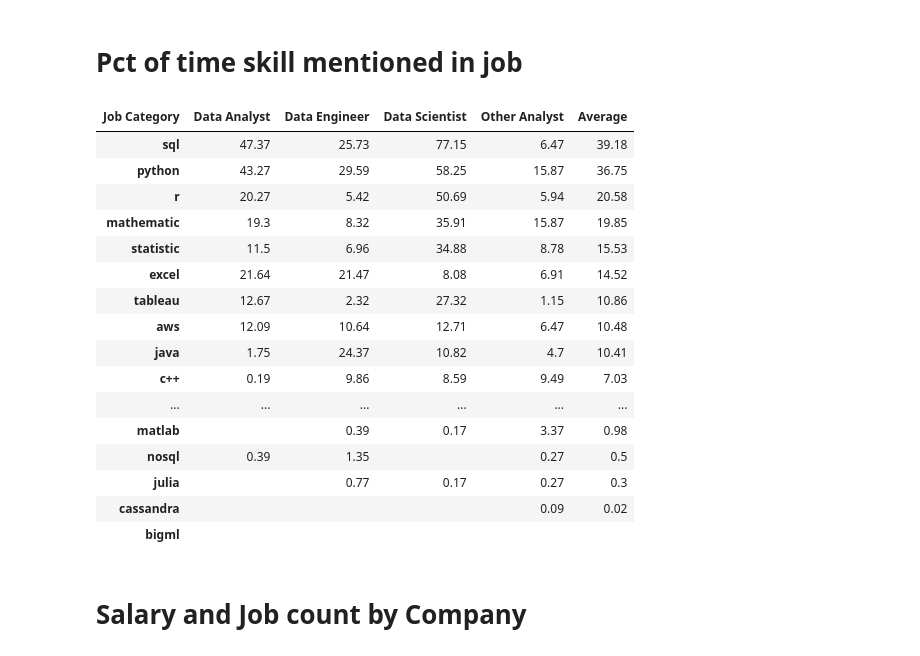
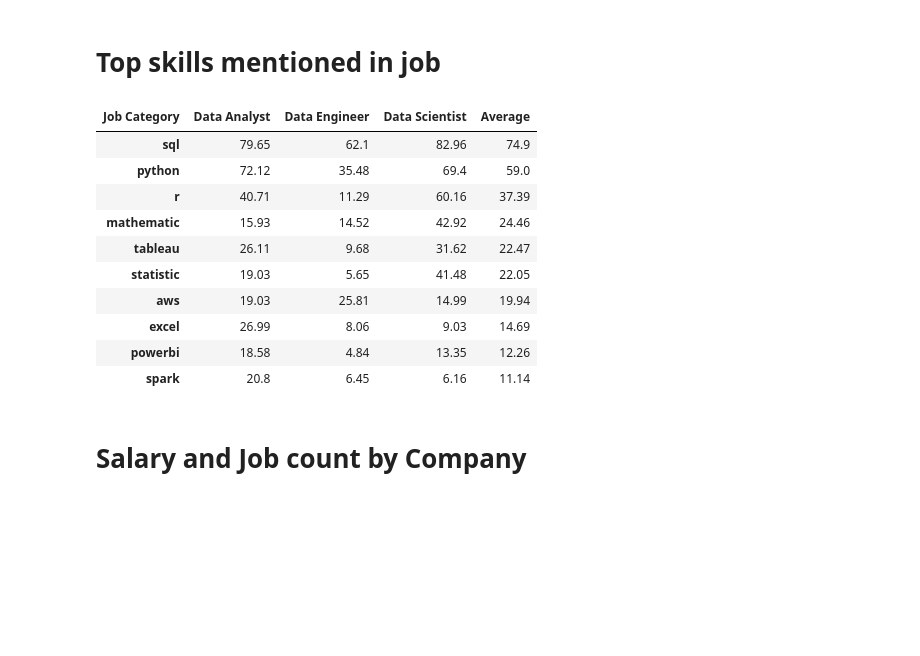
Before and after one commit to briankleo/kaggle-au-data-jobs-2024, a Jupyter notebook: 2024-data-jobs-eda.ipynb, the cells around one changed output. Drawn from its saved outputs; the diff is of its cells as text; code cells hidden in the pictures; blank space fills up the shorter version.

```diff
--- a/2024-data-jobs-eda.ipynb
+++ b/2024-data-jobs-eda.ipynb
@@ -37,29 +69,25 @@ categories = {
     "Data Scientist": ["data scientist"]
 }
 
-def classify_job_title_with_score(title):
-    best_match = None
-    highest_score = 0
+def classify_job_title(title):
+    title_lower = title.lower()
+    for category, terms in categories.items():
+        for term in terms:
+            if term in title_lower:
+                return category
+    return "Other Analyst"
 
-    for category, titles in categories.items():
-        match, score = process.extractOne(title, titles)
-        if score > highest_score:
-            highest_score = score
-            best_match = category
+# Apply function to classify job titles
+df['Job Category'] = df['Job Title'].apply(classify_job_title)
 
-    return best_match if highest_score >= 70 else "Other Analyst", highest_score
+# only keep job titles if they are 1 of the 3 labels
+df = df[df['Job Category'].isin(['Data Scientist','Data Analyst','Data Engineer'])]
 
-
-#df['Job Category'] = df['Job Title'].apply(classify_job_title)
-
-# Apply function and extract scores
-df[['Job Category', 'Match Score']] = df['Job Title'].apply(lambda x: pd.Series(classify_job_title_with_score(x)))
-
-# Plotting the histogram of match scores
-plt.figure(figsize=(10, 6))
-plt.hist(df['Match Score'], bins=range(0, 101, 10), edgecolor='black')
-plt.title('Histogram of Fuzzy Match Scores for Job Titles')
-plt.xlabel('Match Score')
+# Plotting the count of each job category
+plt.figure(figsize=(5, 3))
+df['Job Category'].value_counts().plot(kind='bar', edgecolor='black')
+plt.title('Count of Job Categories')
+plt.xlabel('Job Category')
 plt.ylabel('Frequency')
 plt.grid(True)
 plt.show()
@@ -85,5 +112,5 @@ average_salary_count
 # %% [markdown]
-# Pct of time skill mentioned in job
+# Top skills mentioned in job
 # %%
 # Extract skill columns
 skill_columns = [col for col in df.columns if col.endswith('_yn')]
@@ -101,51 +128,48 @@ skill_percentages = skill_percentages.round(2)
 # Calculate the average percentage of times each skill is mentioned across all roles
 average_skill_percentage = skill_percentages.iloc[:, 1:].mean(axis=1).round(2)
 skill_percentages['Average'] = average_skill_percentage
 
 # Transpose the data to have job titles as columns and skills as rows
 skill_percentages_pivot = skill_percentages.set_index('Job Category').transpose()
 
 # Add the average column to the transposed data
 skill_percentages_pivot['Average'] = skill_percentages_pivot.mean(axis=1).round(2)
 
 # Sort the output in descending order by the new "Average" column
 sorted_skill_percentages_pivot = skill_percentages_pivot.sort_values(by='Average', ascending=False)
 
 # Drop the "Average" column
 sorted_skill_percentages_pivot = sorted_skill_percentages_pivot.drop(index='Average')
 
+# Limit to the top 10 rows
+top_10_skills = sorted_skill_percentages_pivot.head(10)
+
 # Function to highlight top 3 values per column
 def highlight_top3(s):
     s_numeric = pd.to_numeric(s, errors='coerce')
     is_top3 = s_numeric >= s_numeric.nlargest(3).min()
     return ['background-color: yellow' if v else '' for v in is_top3]
 
 # Apply the highlight function to each job category column
-styled_pivot = sorted_skill_percentages_pivot.style.apply(highlight_top3, subset=sorted_skill_percentages_pivot.columns)
+styled_pivot = top_10_skills.style.apply(highlight_top3, subset=top_10_skills.columns)
 
 # Replace 0 values with empty strings for display after highlighting
 styled_pivot = styled_pivot.format(lambda x: '' if x == 0 else x)
 
 # Display the result
 styled_pivot
 # %% [output]
-| Job Category | Data Analyst | Data Engineer | Data Scientist | Other Analyst | Average |
-| sql | 47.37 | 25.73 | 77.15 | 6.47 | 39.18 |
-| python | 43.27 | 29.59 | 58.25 | 15.87 | 36.75 |
-| r | 20.27 | 5.42 | 50.69 | 5.94 | 20.58 |
-| mathematic | 19.3 | 8.32 | 35.91 | 15.87 | 19.85 |
-| statistic | 11.5 | 6.96 | 34.88 | 8.78 | 15.53 |
-| excel | 21.64 | 21.47 | 8.08 | 6.91 | 14.52 |
-| tableau | 12.67 | 2.32 | 27.32 | 1.15 | 10.86 |
-| aws | 12.09 | 10.64 | 12.71 | 6.47 | 10.48 |
-| java | 1.75 | 24.37 | 10.82 | 4.7 | 10.41 |
-| c++ | 0.19 | 9.86 | 8.59 | 9.49 | 7.03 |
-| ... | ... | ... | ... | ... | ... |
-| matlab |  | 0.39 | 0.17 | 3.37 | 0.98 |
-| nosql | 0.39 | 1.35 |  | 0.27 | 0.5 |
-| julia |  | 0.77 | 0.17 | 0.27 | 0.3 |
-| cassandra |  |  |  | 0.09 | 0.02 |
-| bigml |  |  |  |  |  |
+| Job Category | Data Analyst | Data Engineer | Data Scientist | Average |
+| sql | 79.65 | 62.1 | 82.96 | 74.9 |
+| python | 72.12 | 35.48 | 69.4 | 59.0 |
+| r | 40.71 | 11.29 | 60.16 | 37.39 |
+| mathematic | 15.93 | 14.52 | 42.92 | 24.46 |
+| tableau | 26.11 | 9.68 | 31.62 | 22.47 |
+| statistic | 19.03 | 5.65 | 41.48 | 22.05 |
+| aws | 19.03 | 25.81 | 14.99 | 19.94 |
+| excel | 26.99 | 8.06 | 9.03 | 14.69 |
+| powerbi | 18.58 | 4.84 | 13.35 | 12.26 |
+| spark | 20.8 | 6.45 | 6.16 | 11.14 |
 # %% [markdown]
 # Salary and Job count by Company
 # %%
```
Also changed, not shown: parts of 23 cells of this notebook.
